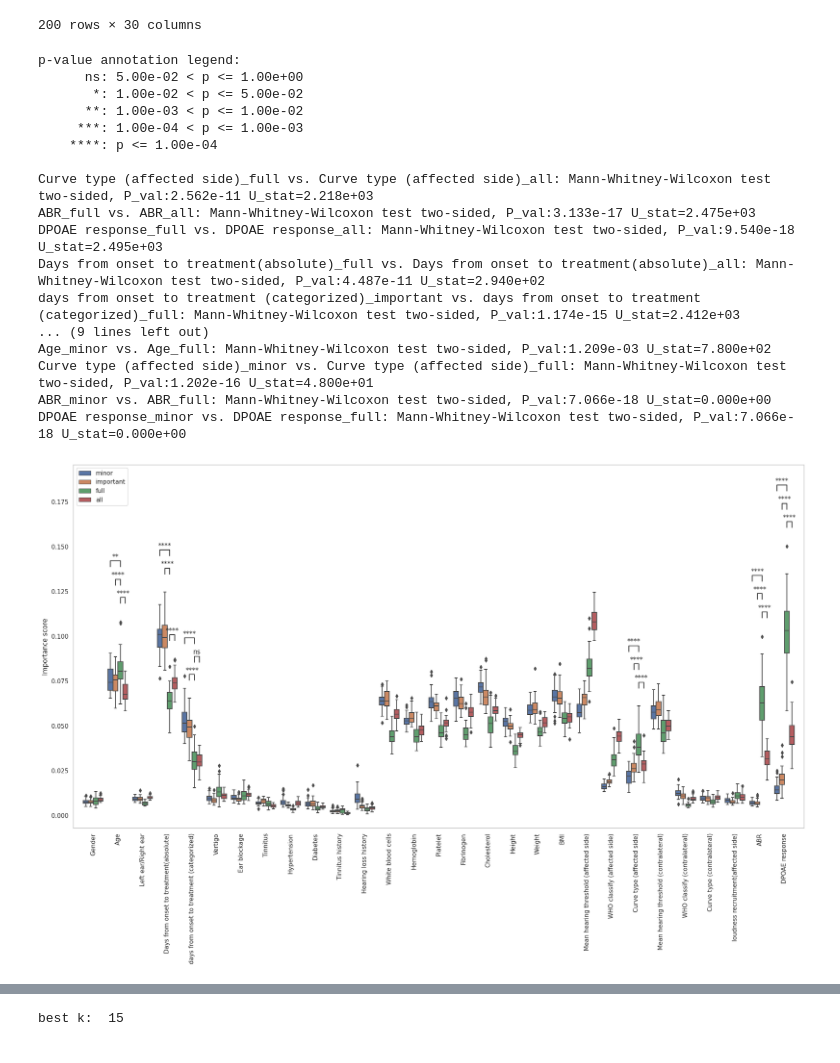
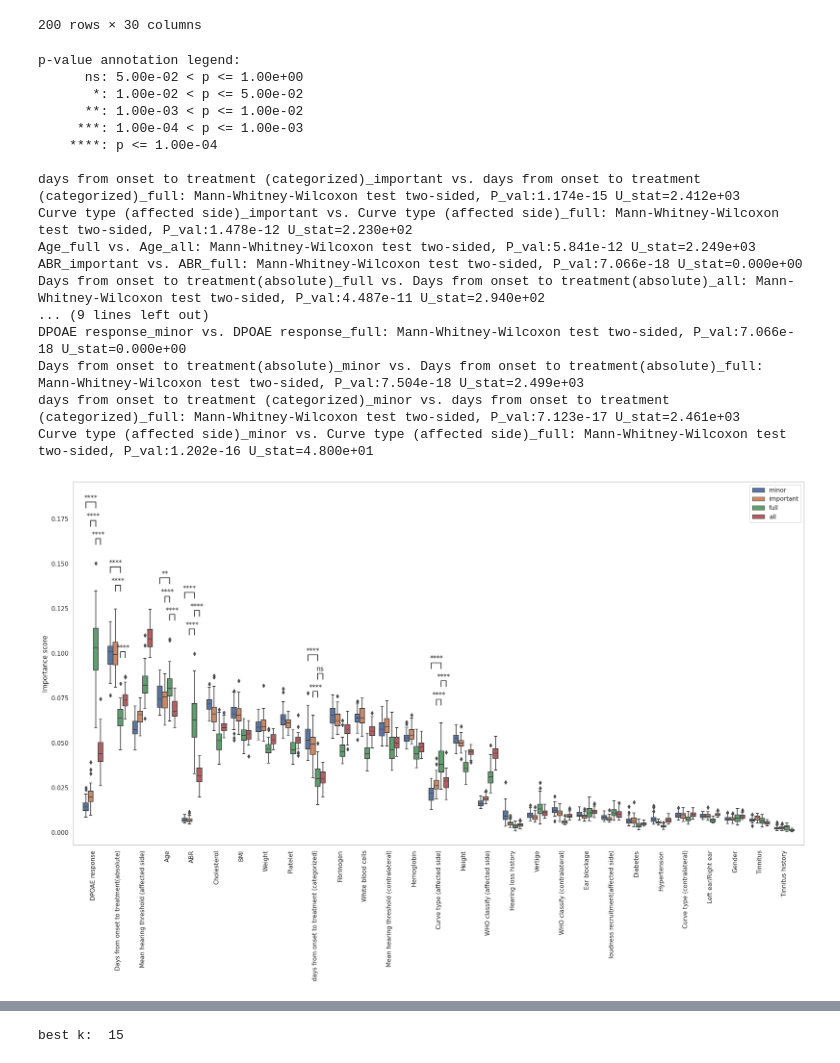
Before and after one commit to LMH0066/SSNHL, a Jupyter notebook: analyse/RF_interpretation.ipynb, the cells around one changed output, grey strips where cells are left out. Drawn from its saved outputs; the diff is of its cells as text; code cells hidden in the pictures.

```diff
--- a/analyse/RF_interpretation.ipynb
+++ b/analyse/RF_interpretation.ipynb
@@ -22,15 +22,15 @@ control_RF_feature_importance
 | 49 | 0.008363 | 0.064843 | 0.009562 | 0.074844 | 0.026926 | 0.011084 | ... |
 200 rows × 30 columns
 # %%
-def boxplot(data, x=None, y=None, hue=None, pairs=None, xlabel=None, ylabel=None, xticklabels=None, output_path: str = None, figsize: tuple = (24, 12)):
+def boxplot(data, x=None, y=None, hue=None, pairs=None, order=None, xlabel=None, ylabel=None, xticklabels=None, output_path: str = None, figsize: tuple = (24, 12)):
     sns.set_theme(style="whitegrid")
 
     fig, ax = plt.subplots(figsize=figsize)
 
-    ax = sns.boxplot(data=data, x=x, y=y, hue=hue)
+    ax = sns.boxplot(data=data, x=x, y=y, hue=hue, order=order)
 
     if pairs:
-        annotator = Annotator(ax, pairs, data=data, x=x, y=y, hue=hue)
+        annotator = Annotator(ax, pairs, data=data, x=x, y=y, hue=hue, order=order)
         annotator.configure(test="Mann-Whitney", text_format="star")
         annotator.apply_and_annotate()
 
@@ -67,41 +67,42 @@ boxplot(
         (("days from onset to treatment (categorized)", "full"), ("days from onset to treatment (categorized)", "important")),
         (("days from onset to treatment (categorized)", "full"), ("days from onset to treatment (categorized)", "all")),
 
         (("Curve type (affected side)", "full"), ("Curve type (affected side)", "minor")),
         (("Curve type (affected side)", "full"), ("Curve type (affected side)", "important")),
         (("Curve type (affected side)", "full"), ("Curve type (affected side)", "all")),
 
         (("ABR", "full"), ("ABR", "minor")),
         (("ABR", "full"), ("ABR", "important")),
         (("ABR", "full"), ("ABR", "all")),
 
         (("DPOAE response", "full"), ("DPOAE response", "minor")),
         (("DPOAE response", "full"), ("DPOAE response", "important")),
         (("DPOAE response", "full"), ("DPOAE response", "all")),
     ],
+    order=control_RF_feature_importance.drop("target", axis=1).max().sort_values(ascending=False).index,
     xlabel="",
     ylabel="Importance score",
     output_path="../output/control/RF_feature_importance.pdf",
 )
 # %% [output]
 p-value annotation legend:
       ns: 5.00e-02 < p <= 1.00e+00
        *: 1.00e-02 < p <= 5.00e-02
       **: 1.00e-03 < p <= 1.00e-02
      ***: 1.00e-04 < p <= 1.00e-03
     ****: p <= 1.00e-04
 
-Curve type (affected side)_full vs. Curve type (affected side)_all: Mann-Whitney-Wilcoxon test two-sided, P_val:2.562e-11 U_stat=2.218e+03
-ABR_full vs. ABR_all: Mann-Whitney-Wilcoxon test two-sided, P_val:3.133e-17 U_stat=2.475e+03
-DPOAE response_full vs. DPOAE response_all: Mann-Whitney-Wilcoxon test two-sided, P_val:9.540e-18 U_stat=2.495e+03
+days from onset to treatment (categorized)_important vs. days from onset to treatment (categorized)_full: Mann-Whitney-Wilcoxon test two-sided, P_val:1.174e-15 U_stat=2.412e+03
+Curve type (affected side)_important vs. Curve type (affected side)_full: Mann-Whitney-Wilcoxon test two-sided, P_val:1.478e-12 U_stat=2.230e+02
+Age_full vs. Age_all: Mann-Whitney-Wilcoxon test two-sided, P_val:5.841e-12 U_stat=2.249e+03
+ABR_important vs. ABR_full: Mann-Whitney-Wilcoxon test two-sided, P_val:7.066e-18 U_stat=0.000e+00
 Days from onset to treatment(absolute)_full vs. Days from onset to treatment(absolute)_all: Mann-Whitney-Wilcoxon test two-sided, P_val:4.487e-11 U_stat=2.940e+02
-days from onset to treatment (categorized)_important vs. days from onset to treatment (categorized)_full: Mann-Whitney-Wilcoxon test two-sided, P_val:1.174e-15 U_stat=2.412e+03
 ... (9 lines left out)
-Age_minor vs. Age_full: Mann-Whitney-Wilcoxon test two-sided, P_val:1.209e-03 U_stat=7.800e+02
+DPOAE response_minor vs. DPOAE response_full: Mann-Whitney-Wilcoxon test two-sided, P_val:7.066e-18 U_stat=0.000e+00
+Days from onset to treatment(absolute)_minor vs. Days from onset to treatment(absolute)_full: Mann-Whitney-Wilcoxon test two-sided, P_val:7.504e-18 U_stat=2.499e+03
+days from onset to treatment (categorized)_minor vs. days from onset to treatment (categorized)_full: Mann-Whitney-Wilcoxon test two-sided, P_val:7.123e-17 U_stat=2.461e+03
 Curve type (affected side)_minor vs. Curve type (affected side)_full: Mann-Whitney-Wilcoxon test two-sided, P_val:1.202e-16 U_stat=4.800e+01
-ABR_minor vs. ABR_full: Mann-Whitney-Wilcoxon test two-sided, P_val:7.066e-18 U_stat=0.000e+00
-DPOAE response_minor vs. DPOAE response_full: Mann-Whitney-Wilcoxon test two-sided, P_val:7.066e-18 U_stat=0.000e+00
-[figure, old version]
+[figure, new version]
 # %%
 boxplot(
     pd.melt(miNNseq_RF_feature_importance, value_vars=miNNseq_RF_feature_importance.reset_index().columns.drop(["index", "target"]), id_vars=["target"]),
```
Also changed, not shown: parts of 5 cells of this notebook, 24 other files.
